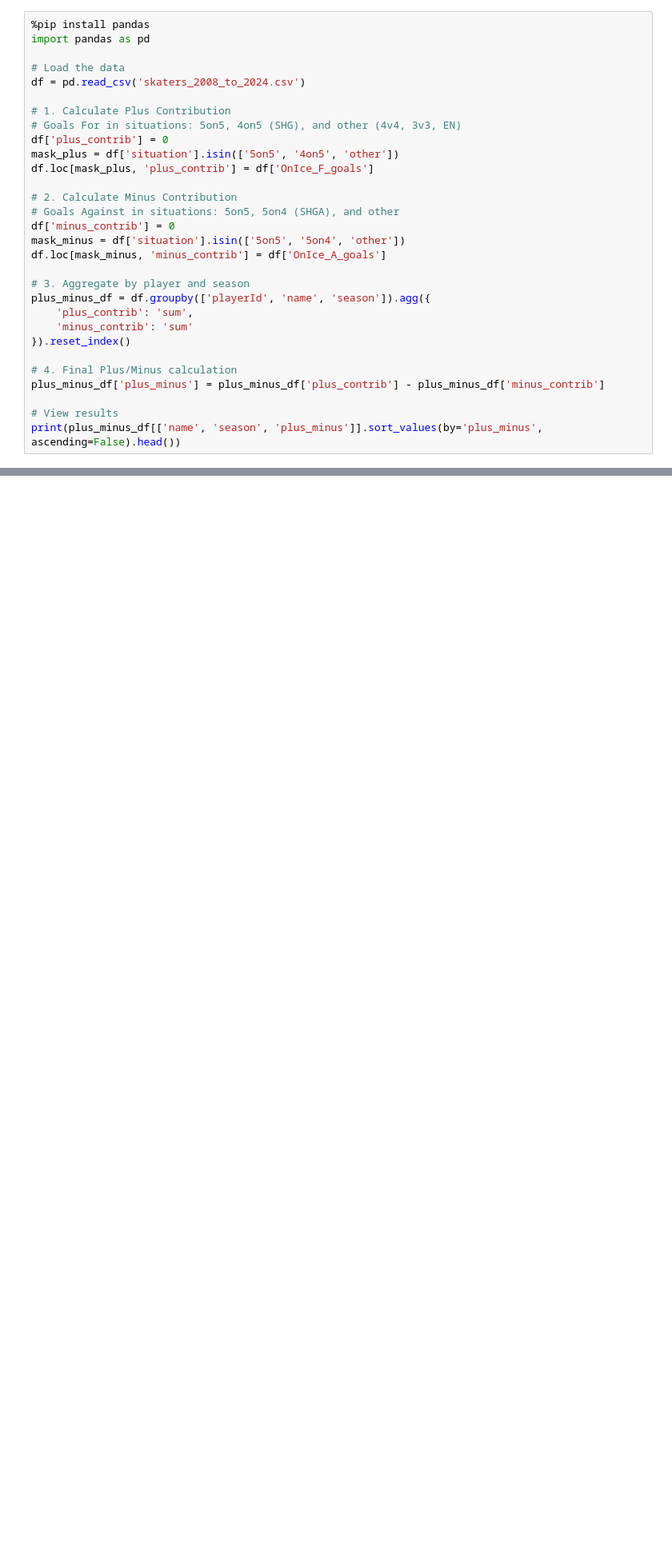
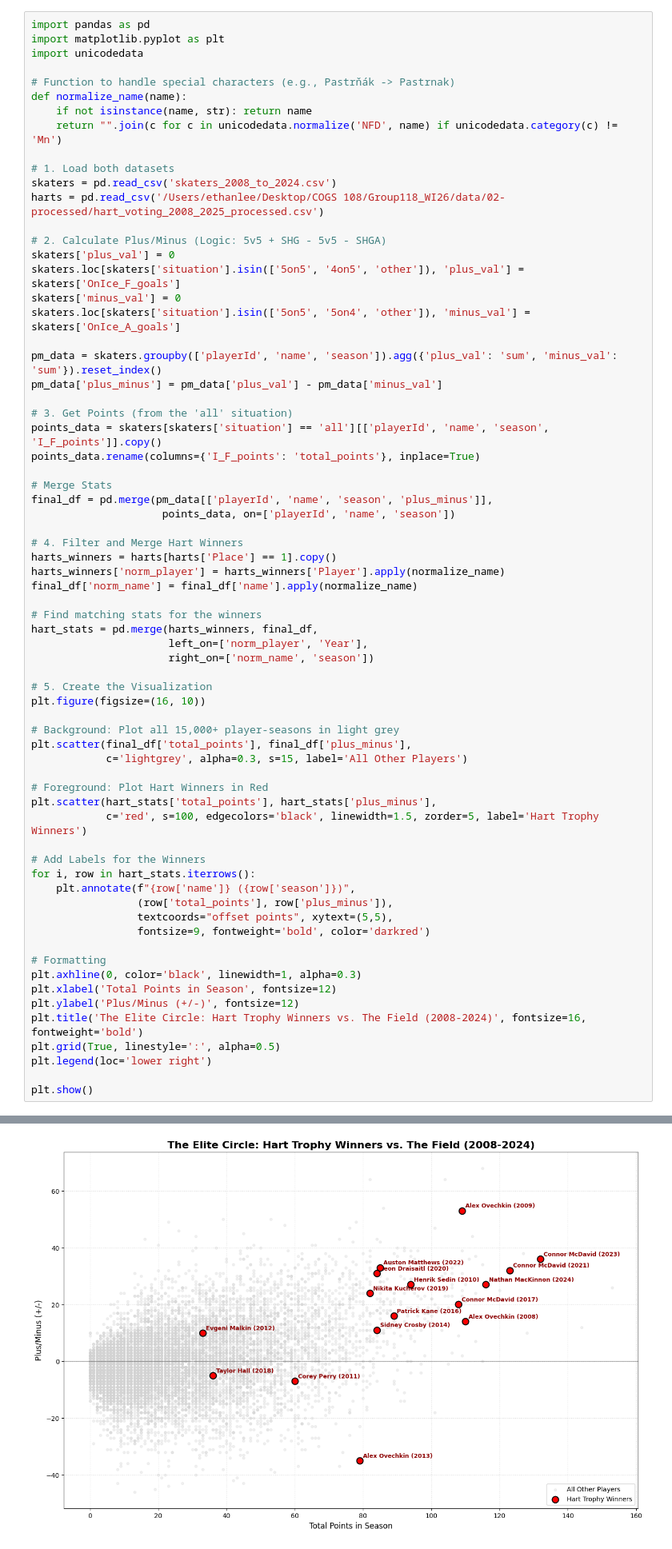
Before and after one commit to COGS108/Group118_WI26, a Jupyter notebook: Skaters.ipynb, the cells around one changed output, grey strips where cells are left out. Shown at 80% size. Saved outputs shown, nothing was run; the diff lists cells and outputs as text; blank space fills up the shorter version.

Commit message:
skaters hart trophy winners vs. plus/minus to pts score

```diff
--- a/Skaters.ipynb
+++ b/Skaters.ipynb
@@ -1,31 +1,69 @@
 # %%
-%pip install pandas
 import pandas as pd
+import matplotlib.pyplot as plt
+import unicodedata
 
-# Load the data
-df = pd.read_csv('skaters_2008_to_2024.csv')
+# Function to handle special characters (e.g., Pastrňák -> Pastrnak)
+def normalize_name(name):
+    if not isinstance(name, str): return name
+    return "".join(c for c in unicodedata.normalize('NFD', name) if unicodedata.category(c) != 'Mn')
 
-# 1. Calculate Plus Contribution
-# Goals For in situations: 5on5, 4on5 (SHG), and other (4v4, 3v3, EN)
-df['plus_contrib'] = 0
-mask_plus = df['situation'].isin(['5on5', '4on5', 'other'])
-df.loc[mask_plus, 'plus_contrib'] = df['OnIce_F_goals']
+# 1. Load both datasets
+skaters = pd.read_csv('skaters_2008_to_2024.csv')
+harts = pd.read_csv('/Users/ethanlee/Desktop/COGS 108/Group118_WI26/data/02-processed/hart_voting_2008_2025_processed.csv')
 
-# 2. Calculate Minus Contribution
-# Goals Against in situations: 5on5, 5on4 (SHGA), and other
-df['minus_contrib'] = 0
-mask_minus = df['situation'].isin(['5on5', '5on4', 'other'])
-df.loc[mask_minus, 'minus_contrib'] = df['OnIce_A_goals']
+# 2. Calculate Plus/Minus (Logic: 5v5 + SHG - 5v5 - SHGA)
+skaters['plus_val'] = 0
+skaters.loc[skaters['situation'].isin(['5on5', '4on5', 'other']), 'plus_val'] = skaters['OnIce_F_goals']
+skaters['minus_val'] = 0
+skaters.loc[skaters['situation'].isin(['5on5', '5on4', 'other']), 'minus_val'] = skaters['OnIce_A_goals']
 
-# 3. Aggregate by player and season
-plus_minus_df = df.groupby(['playerId', 'name', 'season']).agg({
-    'plus_contrib': 'sum',
-    'minus_contrib': 'sum'
-}).reset_index()
+pm_data = skaters.groupby(['playerId', 'name', 'season']).agg({'plus_val': 'sum', 'minus_val': 'sum'}).reset_index()
+pm_data['plus_minus'] = pm_data['plus_val'] - pm_data['minus_val']
 
-# 4. Final Plus/Minus calculation
-plus_minus_df['plus_minus'] = plus_minus_df['plus_contrib'] - plus_minus_df['minus_contrib']
+# 3. Get Points (from the 'all' situation)
+points_data = skaters[skaters['situation'] == 'all'][['playerId', 'name', 'season', 'I_F_points']].copy()
+points_data.rename(columns={'I_F_points': 'total_points'}, inplace=True)
 
-# View results
-print(plus_minus_df[['name', 'season', 'plus_minus']].sort_values(by='plus_minus', ascending=False).head())
+# Merge Stats
+final_df = pd.merge(pm_data[['playerId', 'name', 'season', 'plus_minus']],
+                     points_data, on=['playerId', 'name', 'season'])
+
+# 4. Filter and Merge Hart Winners
+harts_winners = harts[harts['Place'] == 1].copy()
+harts_winners['norm_player'] = harts_winners['Player'].apply(normalize_name)
+final_df['norm_name'] = final_df['name'].apply(normalize_name)
+
+# Find matching stats for the winners
+hart_stats = pd.merge(harts_winners, final_df,
+                      left_on=['norm_player', 'Year'],
+                      right_on=['norm_name', 'season'])
+
+# 5. Create the Visualization
+plt.figure(figsize=(16, 10))
+
+# Background: Plot all 15,000+ player-seasons in light grey
+plt.scatter(final_df['total_points'], final_df['plus_minus'],
+            c='lightgrey', alpha=0.3, s=15, label='All Other Players')
+
+# Foreground: Plot Hart Winners in Red
+plt.scatter(hart_stats['total_points'], hart_stats['plus_minus'],
+            c='red', s=100, edgecolors='black', linewidth=1.5, zorder=5, label='Hart Trophy Winners')
+
+# Add Labels for the Winners
+for i, row in hart_stats.iterrows():
+    plt.annotate(f"{row['name']} ({row['season']})",
+                 (row['total_points'], row['plus_minus']),
+                 textcoords="offset points", xytext=(5,5),
+                 fontsize=9, fontweight='bold', color='darkred')
+
+# Formatting
+plt.axhline(0, color='black', linewidth=1, alpha=0.3)
+plt.xlabel('Total Points in Season', fontsize=12)
+plt.ylabel('Plus/Minus (+/-)', fontsize=12)
+plt.title('The Elite Circle: Hart Trophy Winners vs. The Field (2008-2024)', fontsize=16, fontweight='bold')
+plt.grid(True, linestyle=':', alpha=0.5)
+plt.legend(loc='lower right')
+
+plt.show()
 # %% [output]
@@ -47,0 +70 @@ Note: you may need to restart the kernel to use updated packages.
+[figure, added]
```
Also changed, not shown: parts of 1 cell of this notebook.
